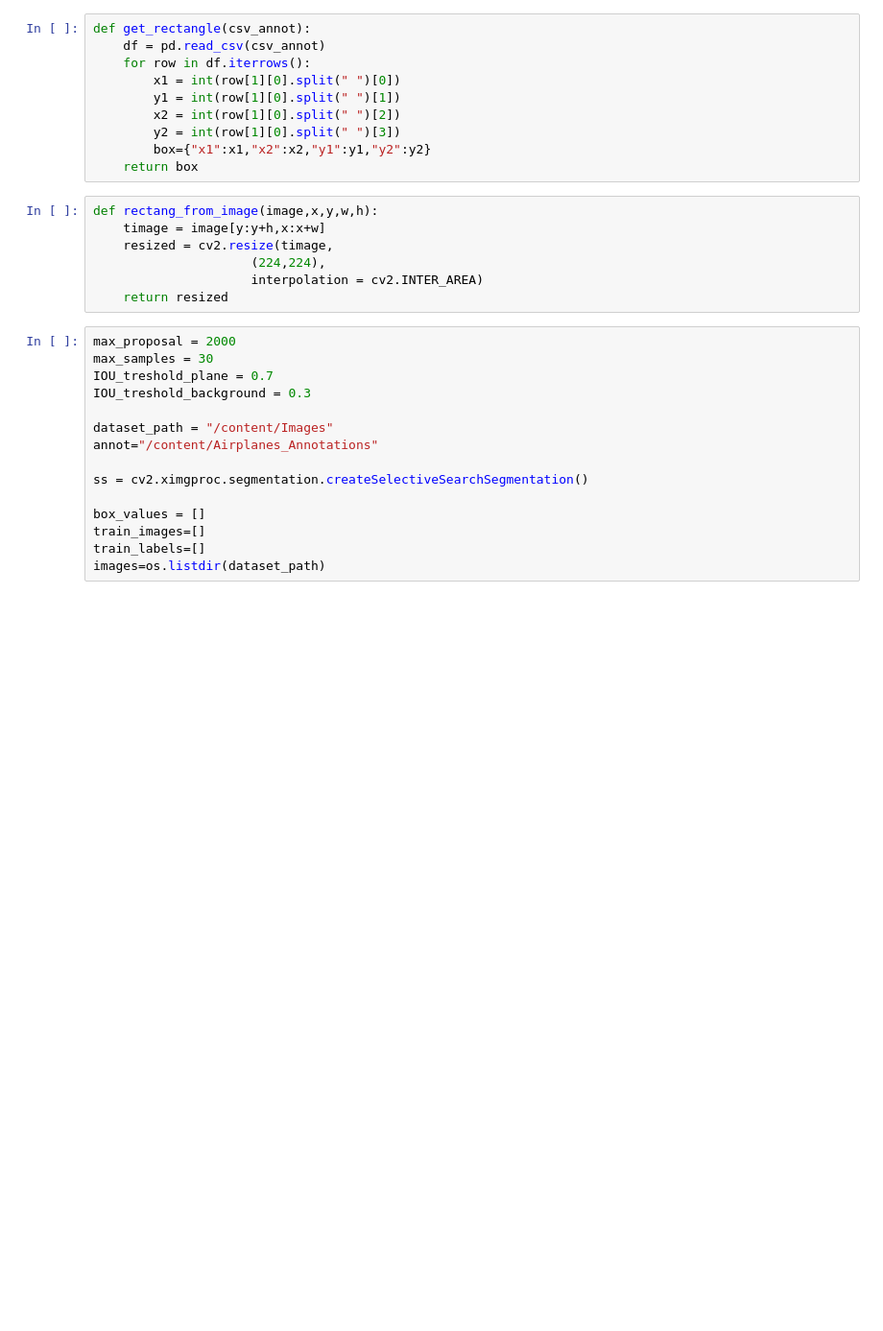
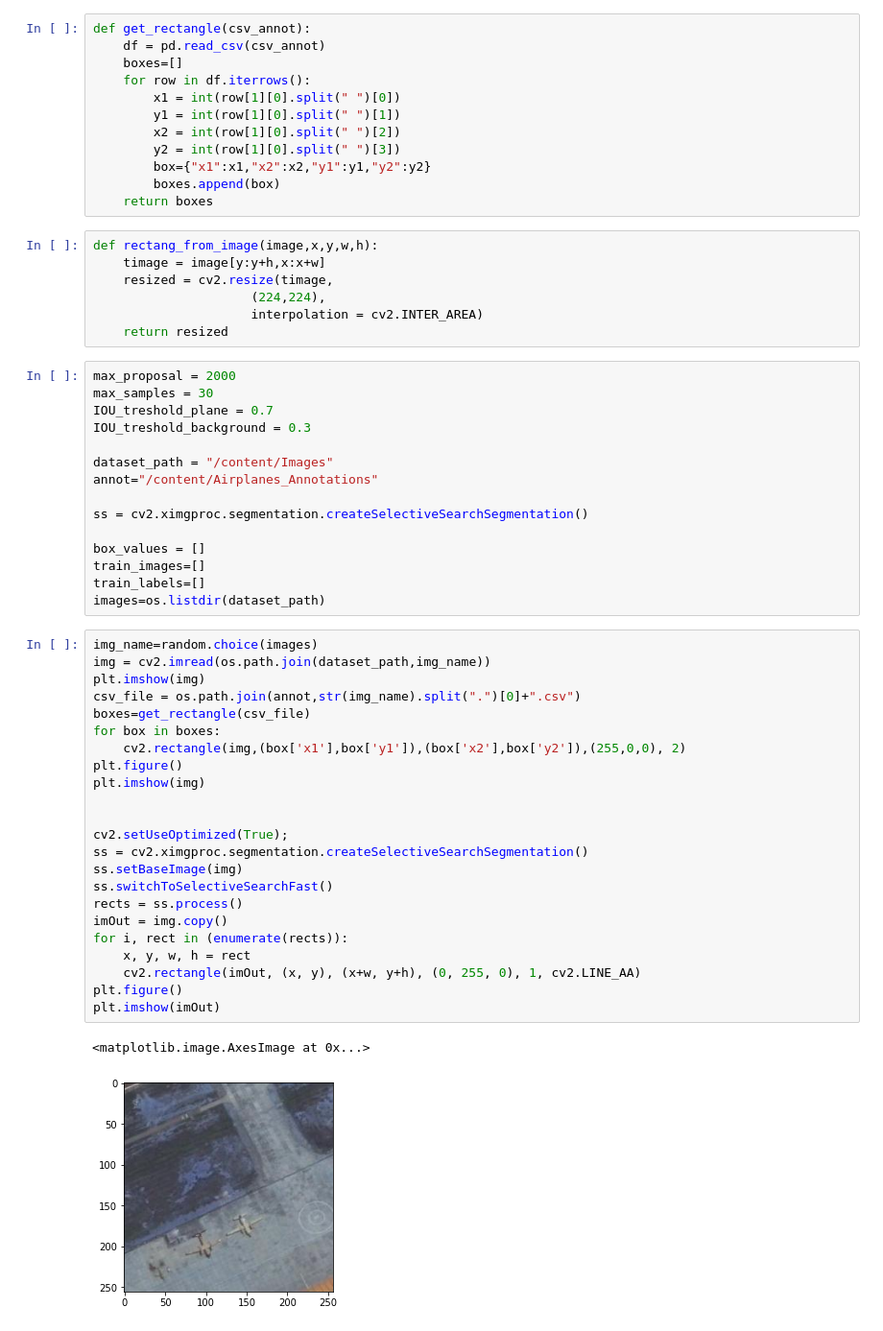
Before and after one commit to dvircohen0/ML-101, a Jupyter notebook: RCNN.ipynb, the cells around one changed output. Shown: that part at 96% size. Saved outputs shown, nothing was run; the diff lists cells and outputs as text; blank space fills up the shorter version.

```diff
--- a/RCNN.ipynb
+++ b/RCNN.ipynb
@@ -51,13 +53,15 @@ def get_iou(bb1, bb2):
 # %%
 def get_rectangle(csv_annot):
     df = pd.read_csv(csv_annot)
+    boxes=[]
     for row in df.iterrows():
         x1 = int(row[1][0].split(" ")[0])
         y1 = int(row[1][0].split(" ")[1])
         x2 = int(row[1][0].split(" ")[2])
         y2 = int(row[1][0].split(" ")[3])
         box={"x1":x1,"x2":x2,"y1":y1,"y2":y2}
-    return box
+        boxes.append(box)
+    return boxes
 # %%
 def rectang_from_image(image,x,y,w,h):
     timage = image[y:y+h,x:x+w]
@@ -80,3 +84,29 @@ box_values = []
 train_images=[]
 train_labels=[]
 images=os.listdir(dataset_path)
+# %%
+img_name=random.choice(images)
+img = cv2.imread(os.path.join(dataset_path,img_name))
+plt.imshow(img)
+csv_file = os.path.join(annot,str(img_name).split(".")[0]+".csv")
+boxes=get_rectangle(csv_file)
+for box in boxes:
+    cv2.rectangle(img,(box['x1'],box['y1']),(box['x2'],box['y2']),(255,0,0), 2)
+plt.figure()
+plt.imshow(img)
+
+
+cv2.setUseOptimized(True);
+ss = cv2.ximgproc.segmentation.createSelectiveSearchSegmentation()
+ss.setBaseImage(img)
+ss.switchToSelectiveSearchFast()
+rects = ss.process()
+imOut = img.copy()
+for i, rect in (enumerate(rects)):
+    x, y, w, h = rect
+    cv2.rectangle(imOut, (x, y), (x+w, y+h), (0, 255, 0), 1, cv2.LINE_AA)
+plt.figure()
+plt.imshow(imOut)
+# %% [output]
+<matplotlib.image.AxesImage at 0x...>
+[figure, added]
```
Also changed, not shown: parts of 11 cells of this notebook.
